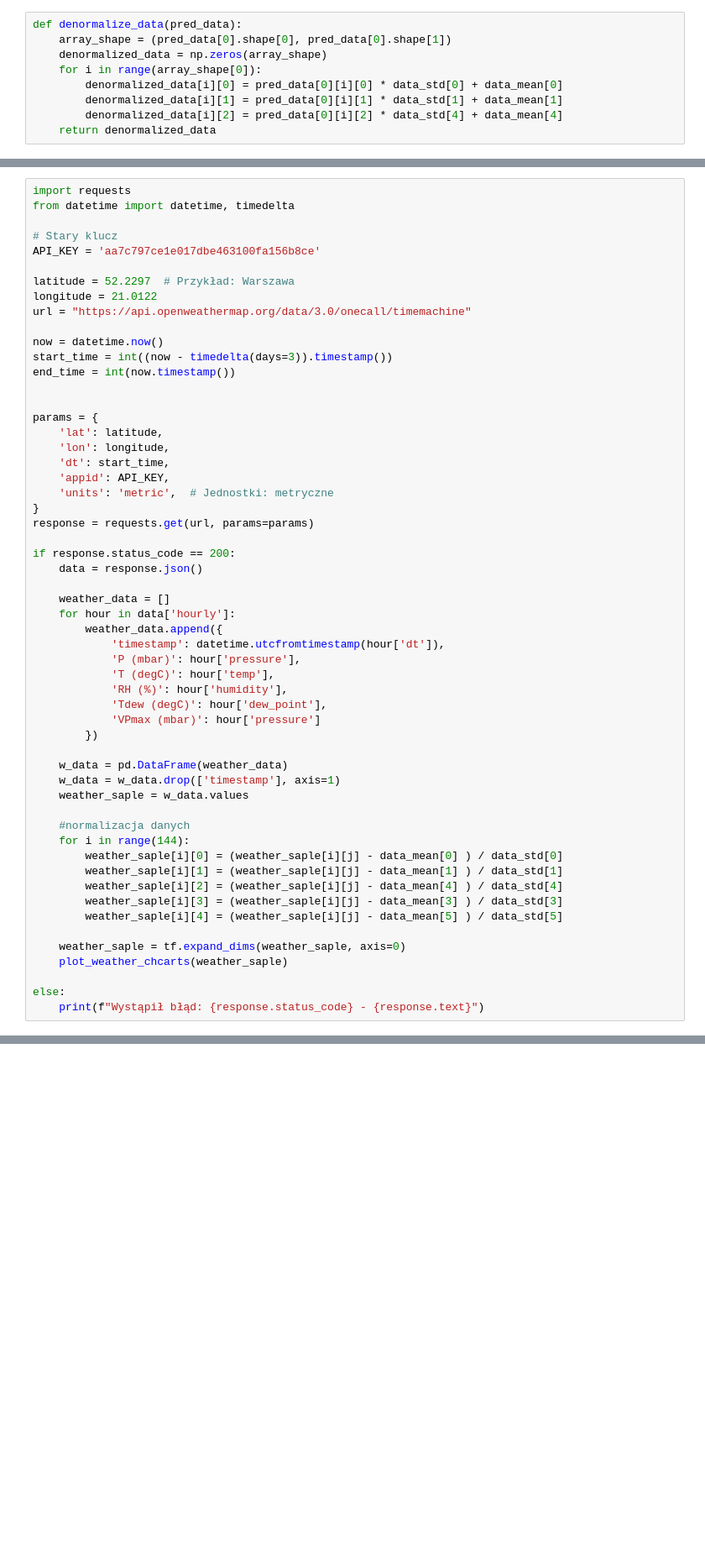
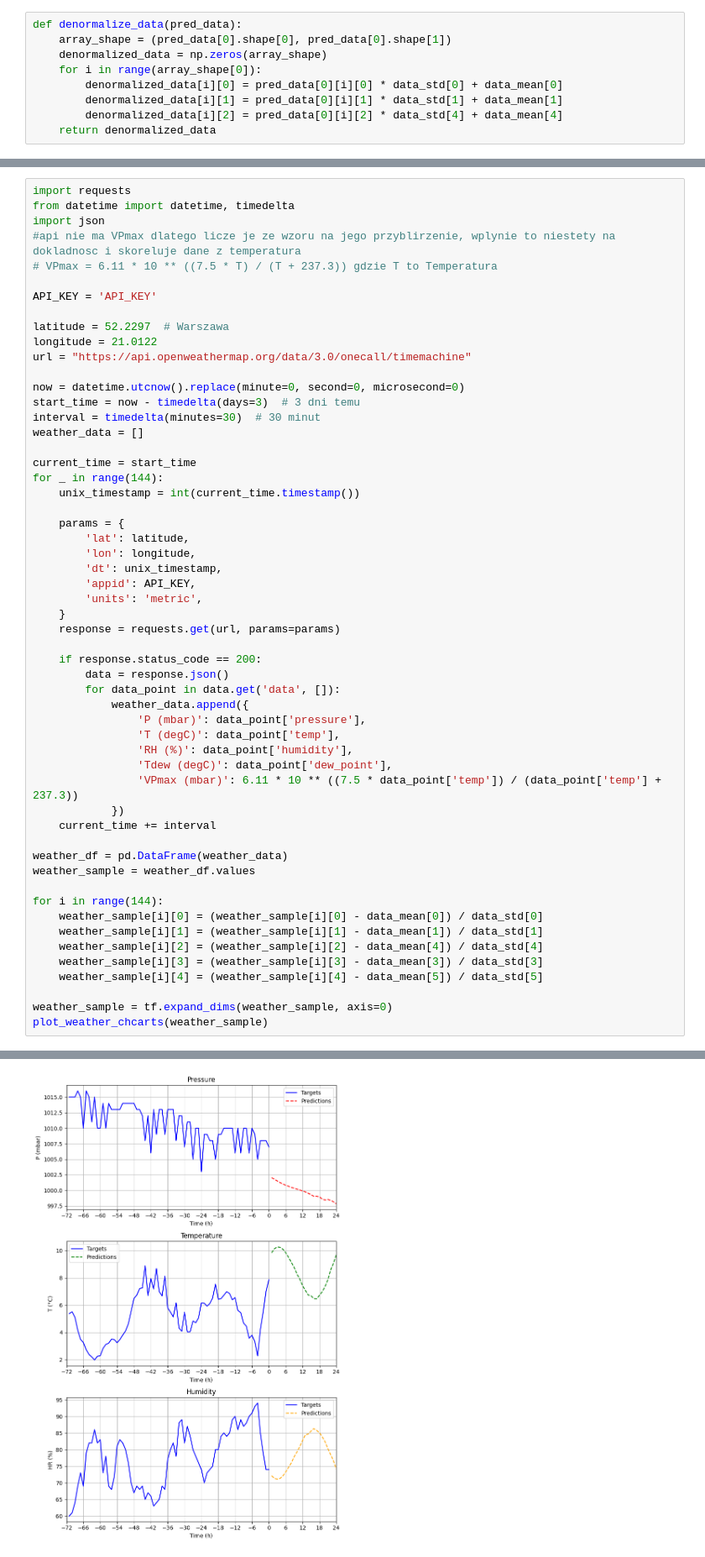
Before and after one commit to KrzysztofEmerling/Pogoda, a Jupyter notebook: Pogoda-Transformer.ipynb, the cells around one changed output, grey strips where cells are left out. Shown at 84% size. Cells and saved outputs as stored; diff of their text form; blank space fills up the shorter version.

```diff
--- a/Pogoda-Transformer.ipynb
+++ b/Pogoda-Transformer.ipynb
@@ -936,57 +951,56 @@ plot_weather_chcarts(sample)
 # %%
 import requests
 from datetime import datetime, timedelta
+import json
+#api nie ma VPmax dlatego licze je ze wzoru na jego przyblirzenie, wplynie to niestety na dokladnosc i skoreluje dane z temperatura
+# VPmax = 6.11 * 10 ** ((7.5 * T) / (T + 237.3)) gdzie T to Temperatura
 
-# Stary klucz
-API_KEY = 'aa7c797ce1e017dbe463100fa156b8ce'
+API_KEY = 'API_KEY'
 
-latitude = 52.2297  # Przykład: Warszawa
+latitude = 52.2297  # Warszawa
 longitude = 21.0122
 url = "https://api.openweathermap.org/data/3.0/onecall/timemachine"
 
-now = datetime.now()
-start_time = int((now - timedelta(days=3)).timestamp())
-end_time = int(now.timestamp())
+now = datetime.utcnow().replace(minute=0, second=0, microsecond=0)
+start_time = now - timedelta(days=3)  # 3 dni temu
+interval = timedelta(minutes=30)  # 30 minut
+weather_data = []
 
+current_time = start_time
+for _ in range(144):
+    unix_timestamp = int(current_time.timestamp())
 
-params = {
-    'lat': latitude,
-    'lon': longitude,
-    'dt': start_time,
-    'appid': API_KEY,
-    'units': 'metric',  # Jednostki: metryczne
-}
-response = requests.get(url, params=params)
+    params = {
+        'lat': latitude,
+        'lon': longitude,
+        'dt': unix_timestamp,
+        'appid': API_KEY,
+        'units': 'metric',
+    }
+    response = requests.get(url, params=params)
 
-if response.status_code == 200:
-    data = response.json()
+    if response.status_code == 200:
+        data = response.json()
+        for data_point in data.get('data', []):
+            weather_data.append({
+                'P (mbar)': data_point['pressure'],
+                'T (degC)': data_point['temp'],
+                'RH (%)': data_point['humidity'],
+                'Tdew (degC)': data_point['dew_point'],
+                'VPmax (mbar)': 6.11 * 10 ** ((7.5 * data_point['temp']) / (data_point['temp'] + 237.3))
+            })
+    current_time += interval
 
-    weather_data = []
-    for hour in data['hourly']:
-        weather_data.append({
-            'timestamp': datetime.utcfromtimestamp(hour['dt']),
-            'P (mbar)': hour['pressure'],
-            'T (degC)': hour['temp'],
-            'RH (%)': hour['humidity'],
-            'Tdew (degC)': hour['dew_point'],
-            'VPmax (mbar)': hour['pressure']
-        })
+weather_df = pd.DataFrame(weather_data)
+weather_sample = weather_df.values
 
-    w_data = pd.DataFrame(weather_data)
-    w_data = w_data.drop(['timestamp'], axis=1)
-    weather_saple = w_data.values
+for i in range(144):
+    weather_sample[i][0] = (weather_sample[i][0] - data_mean[0]) / data_std[0]
+    weather_sample[i][1] = (weather_sample[i][1] - data_mean[1]) / data_std[1]
+    weather_sample[i][2] = (weather_sample[i][2] - data_mean[4]) / data_std[4]
+    weather_sample[i][3] = (weather_sample[i][3] - data_mean[3]) / data_std[3]
+    weather_sample[i][4] = (weather_sample[i][4] - data_mean[5]) / data_std[5]
 
-    #normalizacja danych
-    for i in range(144):
-        weather_saple[i][0] = (weather_saple[i][j] - data_mean[0] ) / data_std[0]
-        weather_saple[i][1] = (weather_saple[i][j] - data_mean[1] ) / data_std[1]
-        weather_saple[i][2] = (weather_saple[i][j] - data_mean[4] ) / data_std[4]
-        weather_saple[i][3] = (weather_saple[i][j] - data_mean[3] ) / data_std[3]
-        weather_saple[i][4] = (weather_saple[i][j] - data_mean[5] ) / data_std[5]
-
-    weather_saple = tf.expand_dims(weather_saple, axis=0)
-    plot_weather_chcarts(weather_saple)
-
-else:
-    print(f"Wystąpił błąd: {response.status_code} - {response.text}")
+weather_sample = tf.expand_dims(weather_sample, axis=0)
+plot_weather_chcarts(weather_sample)
 # %% [output]
@@ -993,0 +1008 @@ Wystąpił błąd: 401 - {"cod":401, "message": "Please note that using One Call
+[figure, added]
```
Also changed, not shown: parts of 9 cells of this notebook, 2 other files.
